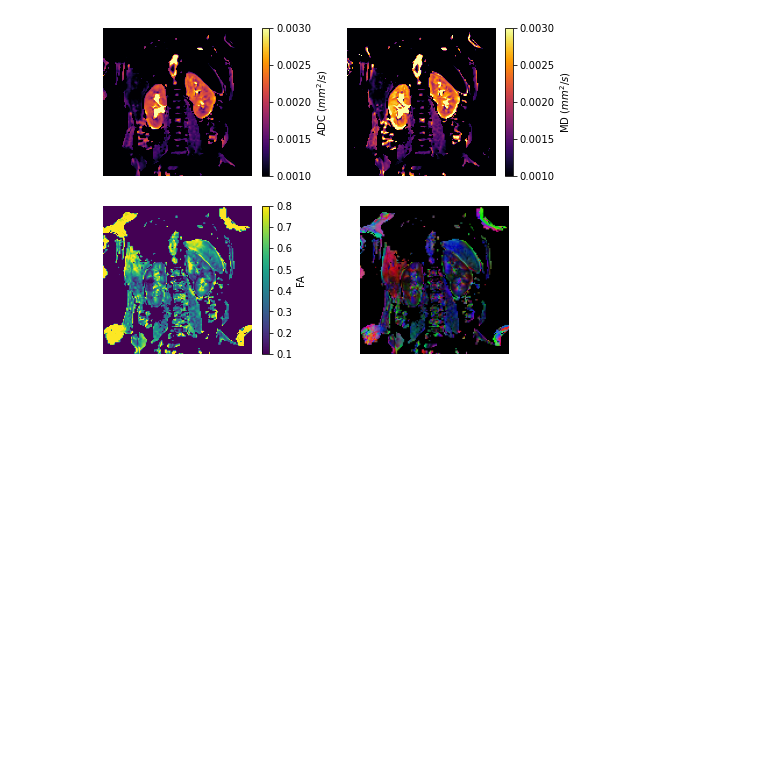
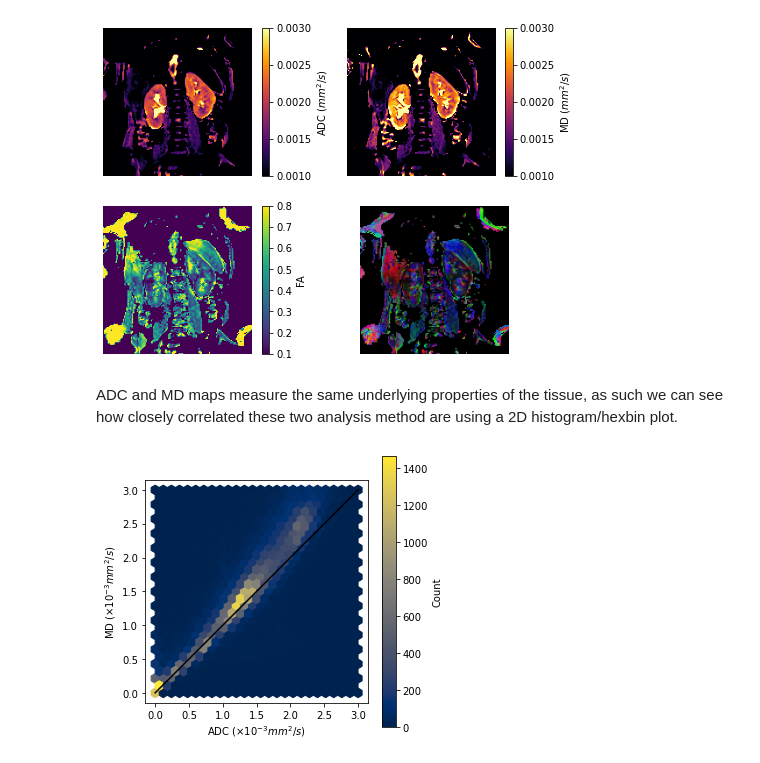
Before and after one commit to UKRIN-MAPS/ukat, a Jupyter notebook: tutorials/diffusion_calculation.ipynb, the cells around one changed output. Saved outputs shown, nothing was run; the diff lists cells and outputs as text; code cells hidden in the pictures; blank space fills up the shorter version.

Commit message:
Added hexbin showing ADC/MD correlation

```diff
--- a/tutorials/diffusion_calculation.ipynb
+++ b/tutorials/diffusion_calculation.ipynb
@@ -94,3 +91,17 @@ ax[1, 1].axis('off')
 # %% [output]
 (-0.5, 127.5, 127.5, -0.5)
 [figure]
+# %% [markdown]
+ADC and MD maps measure the same underlying properties of the tissue, as such we can see how closely correlated these two
+analysis method are using a 2D histogram/hexbin plot.
+# %%
+fig, ax = plt.subplots(figsize=(5, 5))
+im = ax.hexbin(adc_mapper.adc[mask] * 1000, dti_mapper.md[mask] * 1000, gridsize=25, extent=(0, 3, 0, 3), cmap='cividis')
+cb = fig.colorbar(im, ax=ax)
+cb.set_label('Count')
+ax.plot([0, 3], [0, 3], color='0')
+ax.set_xlabel(r'ADC ($\times 10^{-3} mm^2/s$)')
+ax.set_ylabel(r'MD ($\times 10^{-3} mm^2/s$)')
+ax.set_aspect(1)
+# %% [output]
+[figure, added]
```
Also changed, not shown: parts of 1 cell of this notebook.
